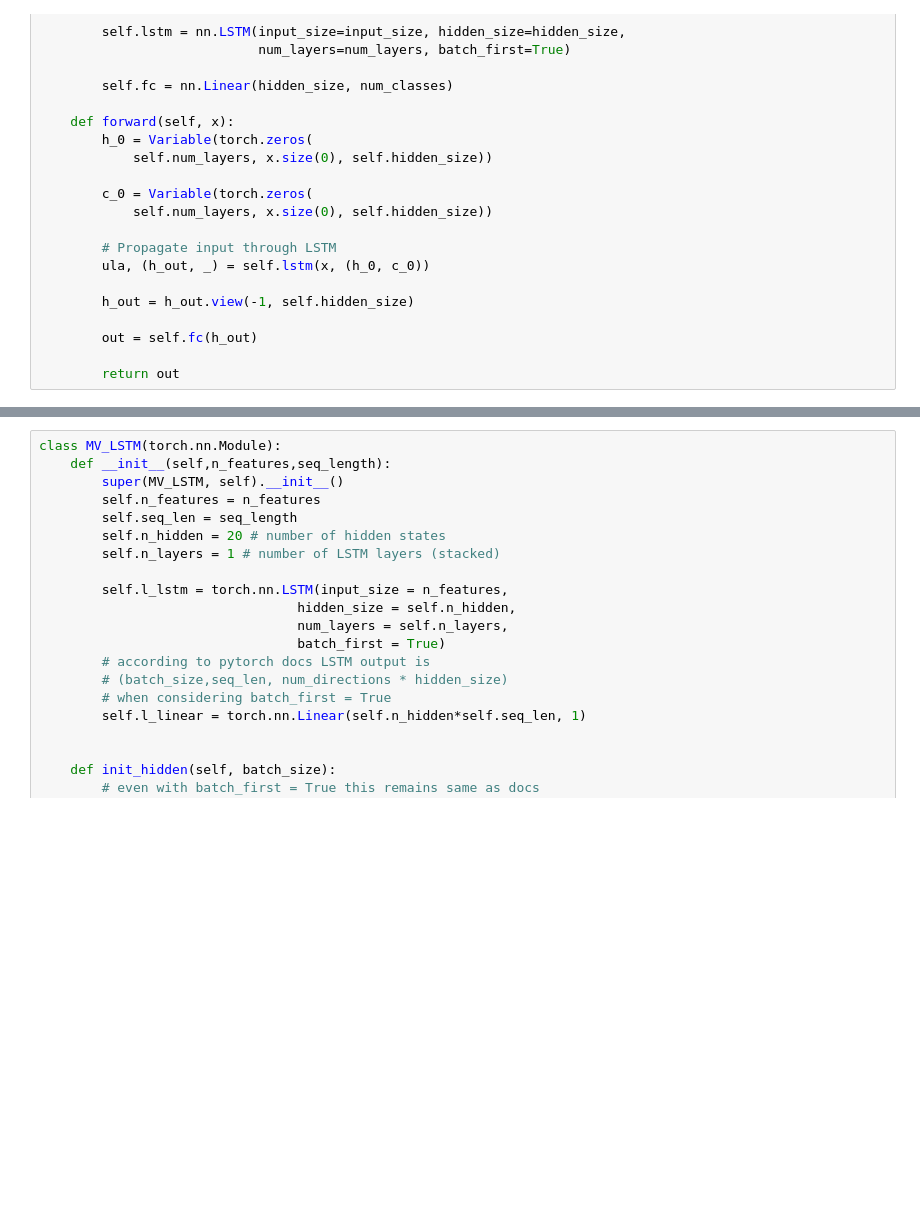
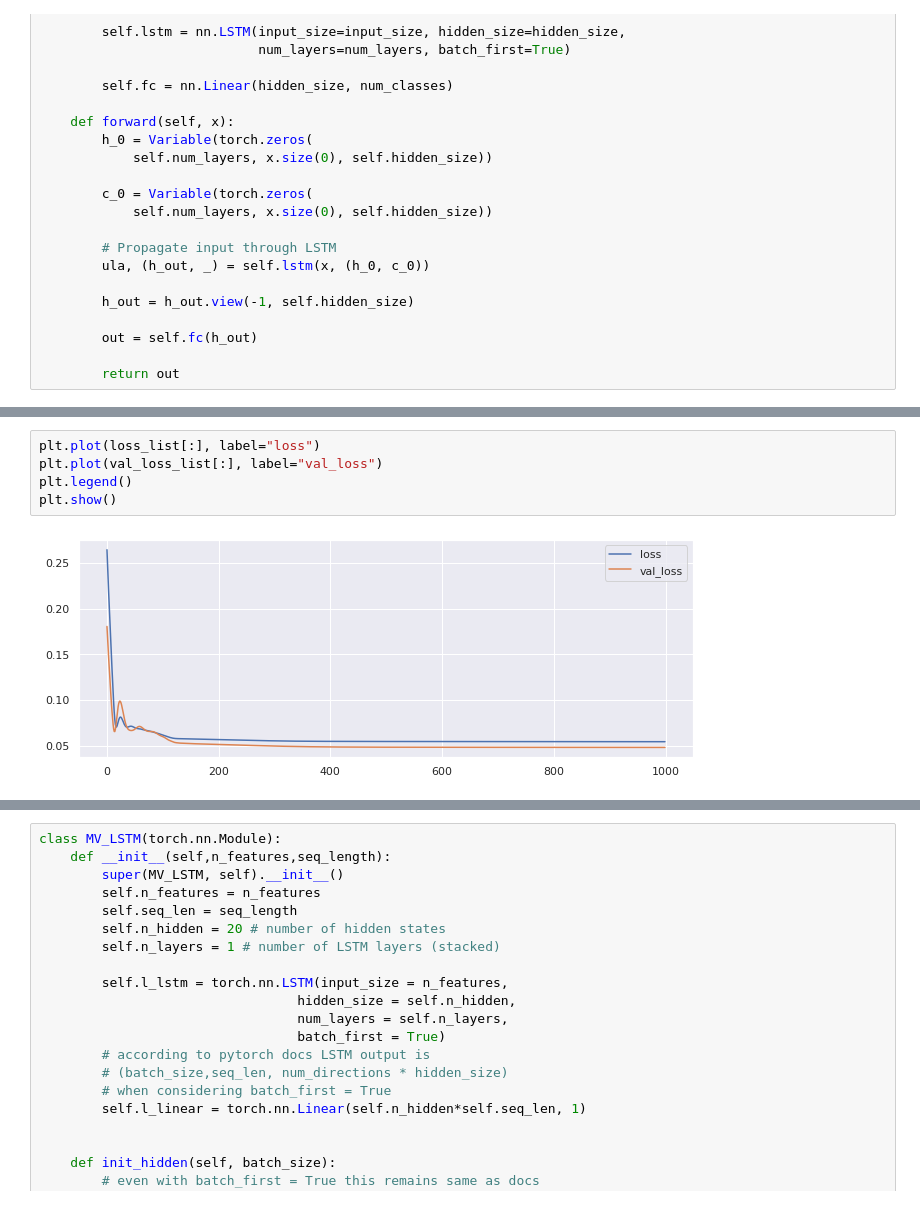
Before and after one commit to pixel-ports/PV_prod_predic, a Jupyter notebook: MODEL_PREDIC_BENCHMARK/LSTM.ipynb, the cells around one changed output, grey strips where cells are left out. Saved outputs shown, nothing was run; the diff lists cells and outputs as text; blank space fills up the shorter version.

```diff
--- a/MODEL_PREDIC_BENCHMARK/LSTM.ipynb
+++ b/MODEL_PREDIC_BENCHMARK/LSTM.ipynb
@@ -157,3 +178,10 @@ torch.Size([1, 1688, 2])
+# %%
+plt.plot(loss_list[:], label="loss")
+plt.plot(val_loss_list[:], label="val_loss")
+plt.legend()
+plt.show()
+# %% [output]
+[figure, added]
 # %%
 lstm.eval()
 train_predict = lstm(dataX)
```
Also changed, not shown: parts of 25 cells of this notebook.
